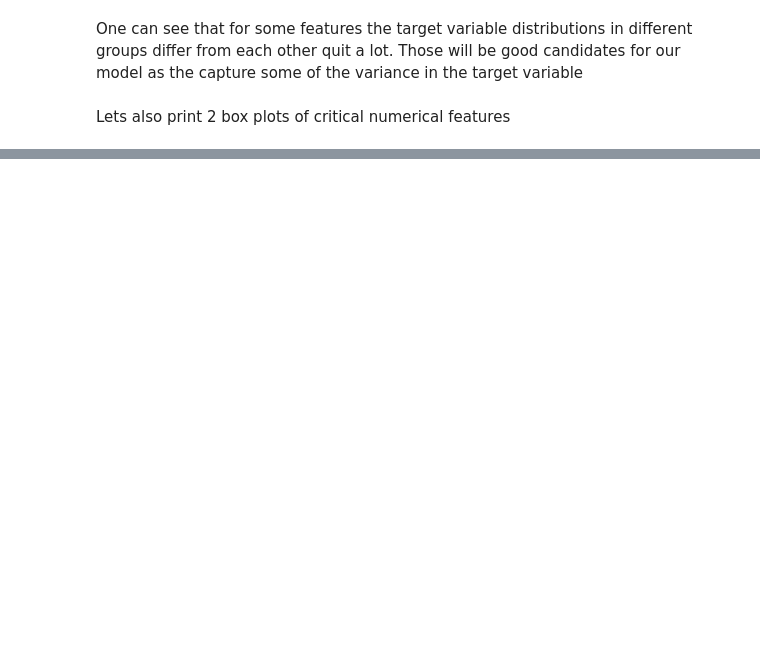
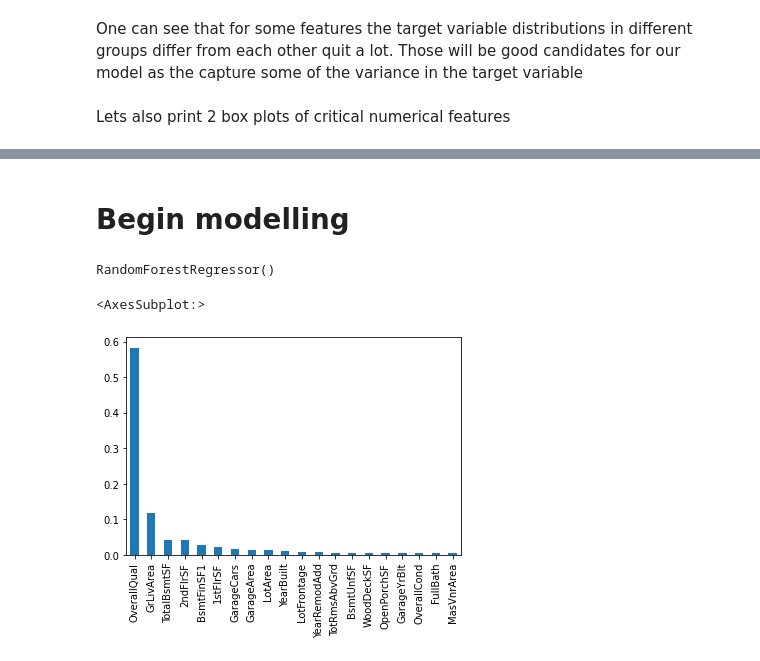
Before and after one commit to yoavshosh/Kaggle_house_price, a Jupyter notebook: Eda_house_prices.ipynb, the cells around one changed output, grey strips where cells are left out. Drawn from its saved outputs; the diff is of its cells as text; code cells hidden in the pictures; blank space fills up the shorter version.

```diff
--- a/Eda_house_prices.ipynb
+++ b/Eda_house_prices.ipynb
@@ -356,0 +393,2 @@ plt.show()
+# %% [markdown]
+# Begin modelling
@@ -356,0 +397,18 @@ plt.show()
+# %%
+for col in houses_train[categorical]:
+    values_dict = {}
+    houses_train[col + '_fact'] =pd.factorize(houses_train[col])[0]
+    houses_test[col + '_fact'] =pd.factorize(houses_test[col])[0]
+categorical_fact = categorical+'_fact'
+# %%
+rf_clf = RandomForestRegressor()
+rf_clf.fit(houses_train[list(numerical)+list(categorical_fact)],houses_train["SalePrice"].values)
+prediction = rf_clf.predict(houses_test[list(numerical)+list(categorical_fact)])
+# %% [output]
+RandomForestRegressor()
+# %%
+feature_importances = pd.Series(data=rf_clf.feature_importances_, index=houses_test[list(numerical)+list(categorical_fact)].columns)
+feature_importances.sort_values(ascending = False).head(20).plot.bar()
+# %% [output]
+<AxesSubplot:>
+[figure, added]
```
Also changed, not shown: parts of 23 cells of this notebook.
